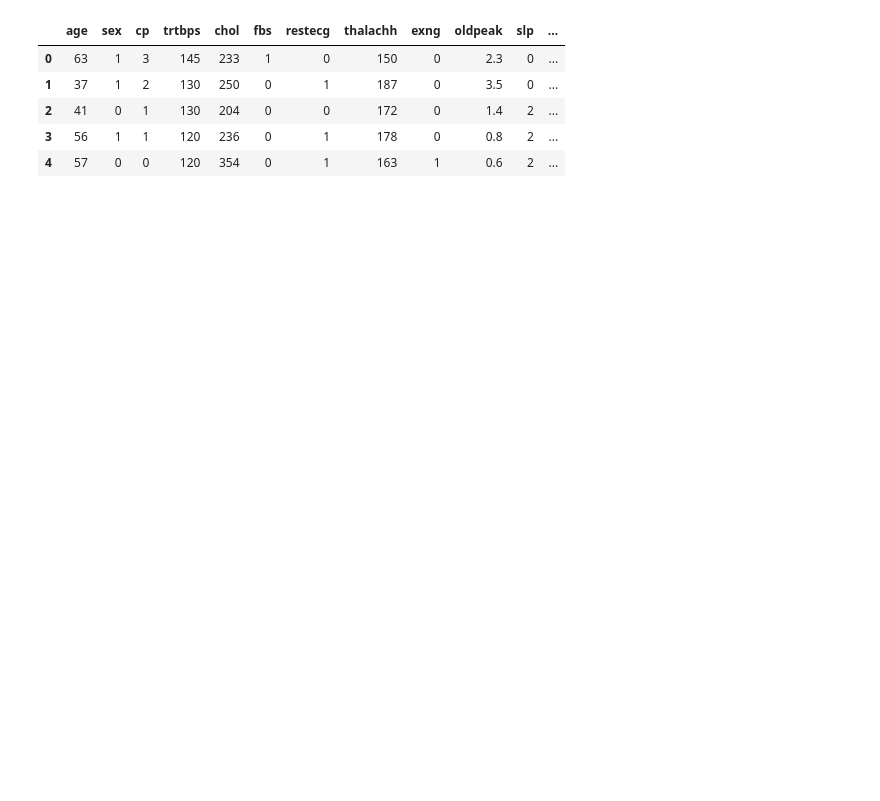
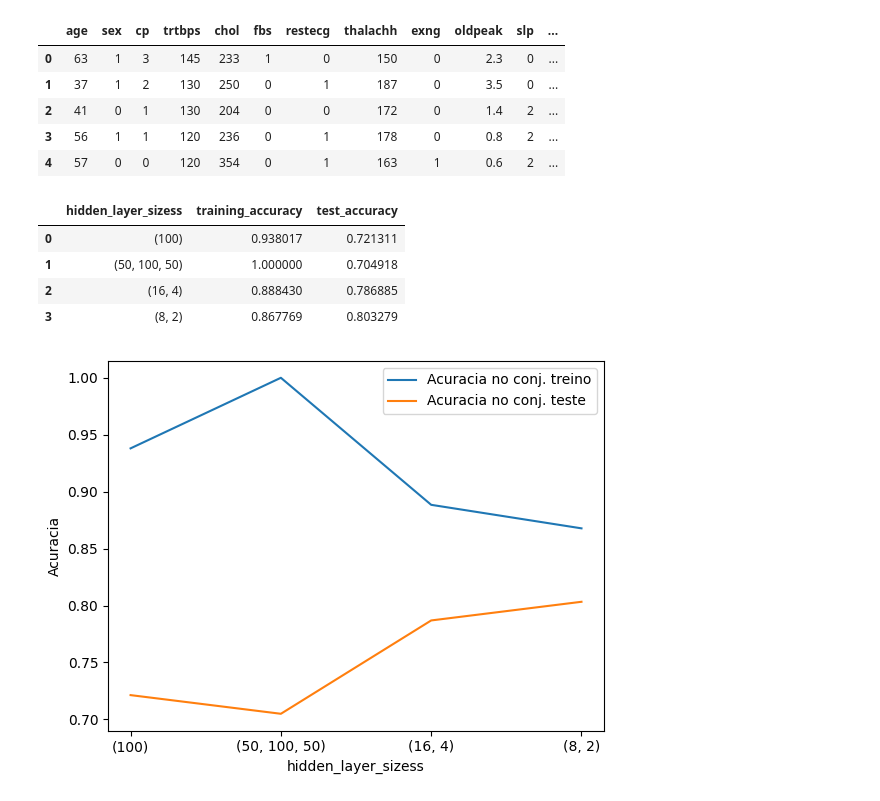
Before and after one commit to DanielSLucas/introducaoDataScience, a Jupyter notebook: praticando/heart attack/neuralNetwork.ipynb, the cells around one changed output. Cells and saved outputs as stored; diff of their text form; code cells hidden in the pictures; blank space fills up the shorter version.

```diff
--- a/praticando/heart attack/neuralNetwork.ipynb
+++ b/praticando/heart attack/neuralNetwork.ipynb
@@ -45,6 +45,34 @@ X_train, X_test, y_train, y_test = train_test_split(
 sc_X = StandardScaler()
 X_trainscaled = sc_X.fit_transform(X_train)
 X_testscaled = sc_X.transform(X_test)
+# %%
+training_accuracy = []
+test_accuracy = []
+
+hidden_layer_sizess = [(100), (50, 100, 50), (16, 4), (8, 2)]
+str_hidden_layer_sizess = ['(100)', '(50, 100, 50)', '(16, 4)', '(8, 2)']
+
+for hidden_layer_sizes in hidden_layer_sizess:
+  mlp = MLPClassifier(
+    hidden_layer_sizes=hidden_layer_sizes,
+  ).fit(X_trainscaled, y_train)
+  training_accuracy.append(mlp.score(X_trainscaled, y_train))
+  test_accuracy.append(mlp.score(X_testscaled, y_test))
+
+plt.plot(str_hidden_layer_sizess, training_accuracy, label='Acuracia no conj. treino')
+plt.plot(str_hidden_layer_sizess, test_accuracy, label='Acuracia no conj. teste')
+plt.ylabel('Acuracia')
+plt.xlabel('hidden_layer_sizess')
+plt.legend()
+
+pd.DataFrame({"hidden_layer_sizess": str_hidden_layer_sizess, "training_accuracy": training_accuracy, "test_accuracy":test_accuracy })
+# %% [output]
+|  | hidden_layer_sizess | training_accuracy | test_accuracy |
+| 0 | (100) | 0.938017 | 0.721311 |
+| 1 | (50, 100, 50) | 1.000000 | 0.704918 |
+| 2 | (16, 4) | 0.888430 | 0.786885 |
+| 3 | (8, 2) | 0.867769 | 0.803279 |
+[figure, added]
 # %%
 training_accuracy = []
 test_accuracy = []
```
Also changed, not shown: parts of 12 cells of this notebook.
